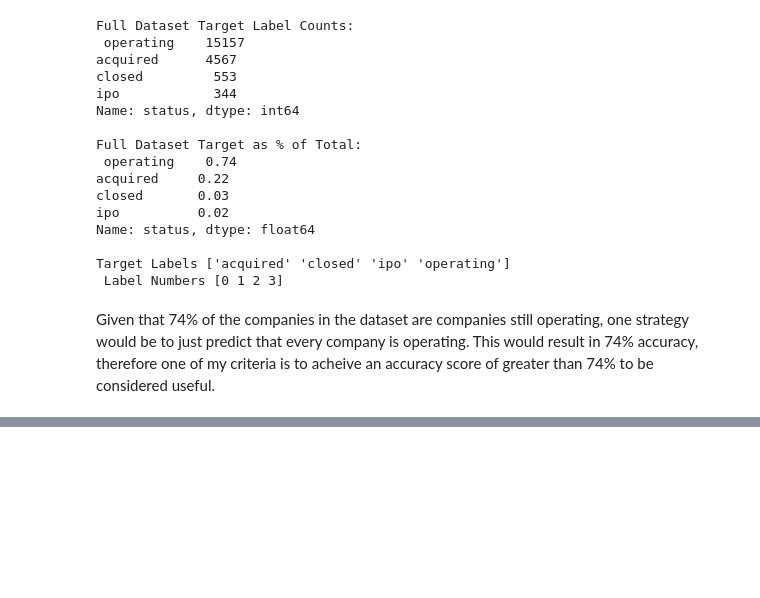
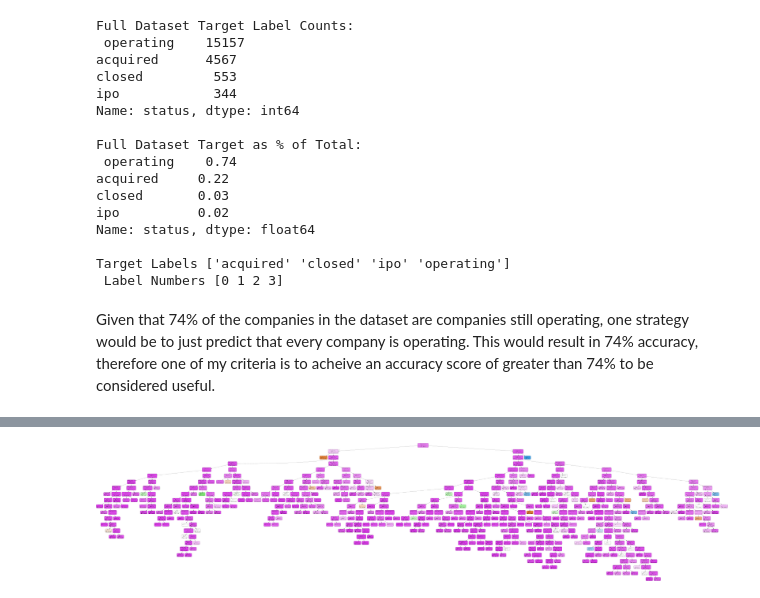
Before and after one commit to KKanoe/Projects, a Jupyter notebook: venture capital project/Venture Capital Project ML Walkthrough.ipynb, the cells around one changed output, grey strips where cells are left out. Cells and saved outputs as stored; diff of their text form; code cells hidden in the pictures; blank space fills up the shorter version.

```diff
--- a/venture capital project/Venture Capital Project ML Walkthrough.ipynb
+++ b/venture capital project/Venture Capital Project ML Walkthrough.ipynb
@@ -195,16 +143,0 @@ plt.show()
-# %%
-#Using n_estimators=50 and max_depth=20. I decided not to create parameters for min_samples of min_leaf as some of the classes
-#had smaller sample sets and didn't want to set thresholds that would potentially ignore these classes.
-#Instantiate RandomForestClassifier for deeper evaulation.
-model_RandTree = RandomForestClassifier(max_depth=10, n_estimators=50, random_state=0, n_jobs=-1)
-
-#Train and create prediction values for full dataset
-model_RandTree.fit(X_train, y_train)
-y_pred_RandTree = model_RandTree.predict(X_test)
-
-#Train and create prediction values for selected dataset
-model_RandTree.fit(X_important_train, y_train)
-y_pred_RandTree_important = model_RandTree.predict(X_important_test)
-
-#Verify model inputs
-model_RandTree
@@ -211,3 +270,34 @@ model_RandTree
+# %%
+#Visualize Random Forest Trees
+#Writes each decision tree to png file when called
+def save_decision_trees_as_png(clf, iteration, feature_name, target_name):
+    file_name = "vc_" + str(iteration) + ".png"
+    dot_data = export_graphviz(
+               clf,
+               out_file=None,
+               feature_names=feature_name,
+               class_names=target_name,
+               rounded=True,
+               proportion=False,
+               precision=2,
+               filled=2,
+    )
+    graph = pydotplus.graph_from_dot_data(dot_data)
+    graph.set_size('"20,20!"')
+    graph.write_png(file_name)
+
+feature_names = selected_feat
+target_names = np.unique(tgt_enc.inverse_transform(tgt_encoded))
+
+save_decision_trees_as_png(tuned_model.estimators_[0], i, feature_names, target_names)
+
+#Place images in list for easier display
+images = [ PIL.Image.open(f) for f in glob('./*.png') ]
+
+#Display one of the n selected trees
+display(Image(filename=images[0].filename, retina=True))
+# %% [output]
+[figure, added]
 # %%
 #Graph confusion matrix for full dataset and dataset using top features
 fig, (ax1, ax2) = plt.subplots(nrows=1, ncols=2, figsize=(15,15))
```
Also changed, not shown: parts of 14 cells of this notebook.
